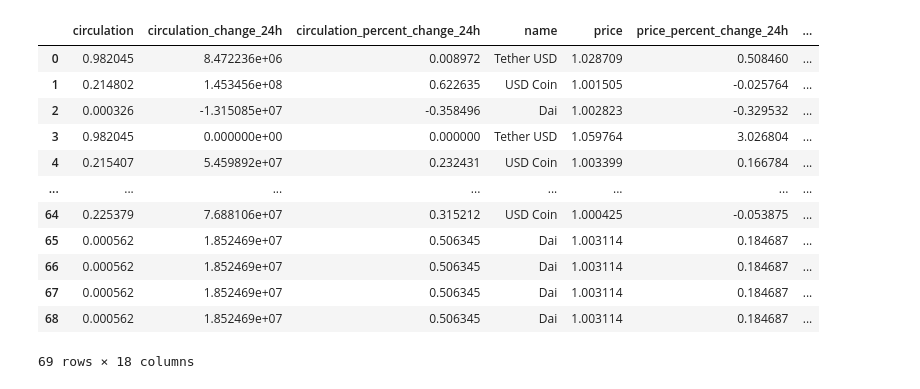
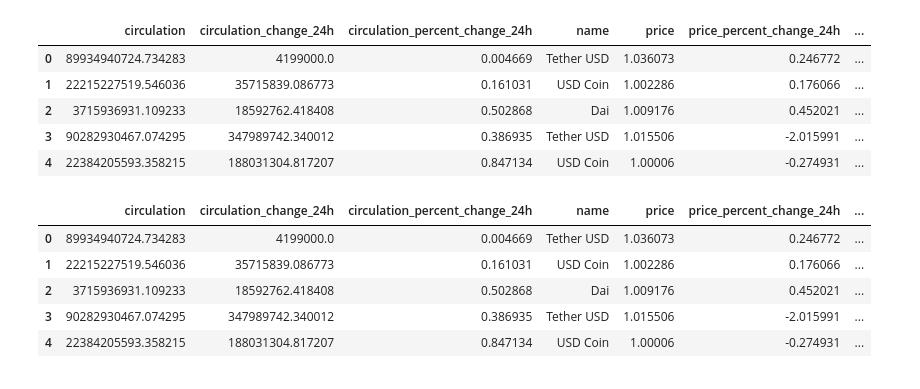
Before and after one commit to ShaanAu/stablecoin_dissertation, a Jupyter notebook: stablecoin_dissertation.ipynb, the cells around one changed output. Cells and saved outputs as stored; diff of their text form; code cells hidden in the pictures.

```diff
--- a/stablecoin_dissertation.ipynb
+++ b/stablecoin_dissertation.ipynb
@@ -55,23 +34,27 @@ for date in pd.date_range(start_date, today):
+# %%
+data = pd.read_csv("stable_full.csv")
 # %%
-data
+data.head()
 # %% [output]
 |  | circulation | circulation_change_24h | circulation_percent_change_24h | name | price | price_percent_change_24h | ... |
-| 0 | 0.982045 | 8.472236e+06 | 0.008972 | Tether USD | 1.028709 | 0.508460 | ... |
-| 1 | 0.214802 | 1.453456e+08 | 0.622635 | USD Coin | 1.001505 | -0.025764 | ... |
-| 2 | 0.000326 | -1.315085e+07 | -0.358496 | Dai | 1.002823 | -0.329532 | ... |
-| 3 | 0.982045 | 0.000000e+00 | 0.000000 | Tether USD | 1.059764 | 3.026804 | ... |
-| 4 | 0.215407 | 5.459892e+07 | 0.232431 | USD Coin | 1.003399 | 0.166784 | ... |
-| ... | ... | ... | ... | ... | ... | ... | ... |
-| 64 | 0.225379 | 7.688106e+07 | 0.315212 | USD Coin | 1.000425 | -0.053875 | ... |
-| 65 | 0.000562 | 1.852469e+07 | 0.506345 | Dai | 1.003114 | 0.184687 | ... |
-| 66 | 0.000562 | 1.852469e+07 | 0.506345 | Dai | 1.003114 | 0.184687 | ... |
-| 67 | 0.000562 | 1.852469e+07 | 0.506345 | Dai | 1.003114 | 0.184687 | ... |
-| 68 | 0.000562 | 1.852469e+07 | 0.506345 | Dai | 1.003114 | 0.184687 | ... |
+| 0 | 89934940724.734283 | 4199000.0 | 0.004669 | Tether USD | 1.036073 | 0.246772 | ... |
+| 1 | 22215227519.546036 | 35715839.086773 | 0.161031 | USD Coin | 1.002286 | 0.176066 | ... |
+| 2 | 3715936931.109233 | 18592762.418408 | 0.502868 | Dai | 1.009176 | 0.452021 | ... |
+| 3 | 90282930467.074295 | 347989742.340012 | 0.386935 | Tether USD | 1.015506 | -2.015991 | ... |
+| 4 | 22384205593.358215 | 188031304.817207 | 0.847134 | USD Coin | 1.00006 | -0.274931 | ... |
-69 rows × 18 columns
 # %%
 df = data
 dict_df = pd.json_normalize(df['treasury'])
 df = pd.concat([df.drop(columns=['treasury']), dict_df], axis=1)
+# %%
+df.head()
+# %% [output]
+|  | circulation | circulation_change_24h | circulation_percent_change_24h | name | price | price_percent_change_24h | ... |
+| 0 | 89934940724.734283 | 4199000.0 | 0.004669 | Tether USD | 1.036073 | 0.246772 | ... |
+| 1 | 22215227519.546036 | 35715839.086773 | 0.161031 | USD Coin | 1.002286 | 0.176066 | ... |
+| 2 | 3715936931.109233 | 18592762.418408 | 0.502868 | Dai | 1.009176 | 0.452021 | ... |
+| 3 | 90282930467.074295 | 347989742.340012 | 0.386935 | Tether USD | 1.015506 | -2.015991 | ... |
+| 4 | 22384205593.358215 | 188031304.817207 | 0.847134 | USD Coin | 1.00006 | -0.274931 | ... |
 # %%
 # Ensure 'price' and 'volume' are numeric
 df['price'] = pd.to_numeric(df['price'], errors='coerce')
```
Also changed, not shown: parts of 17 cells of this notebook.
